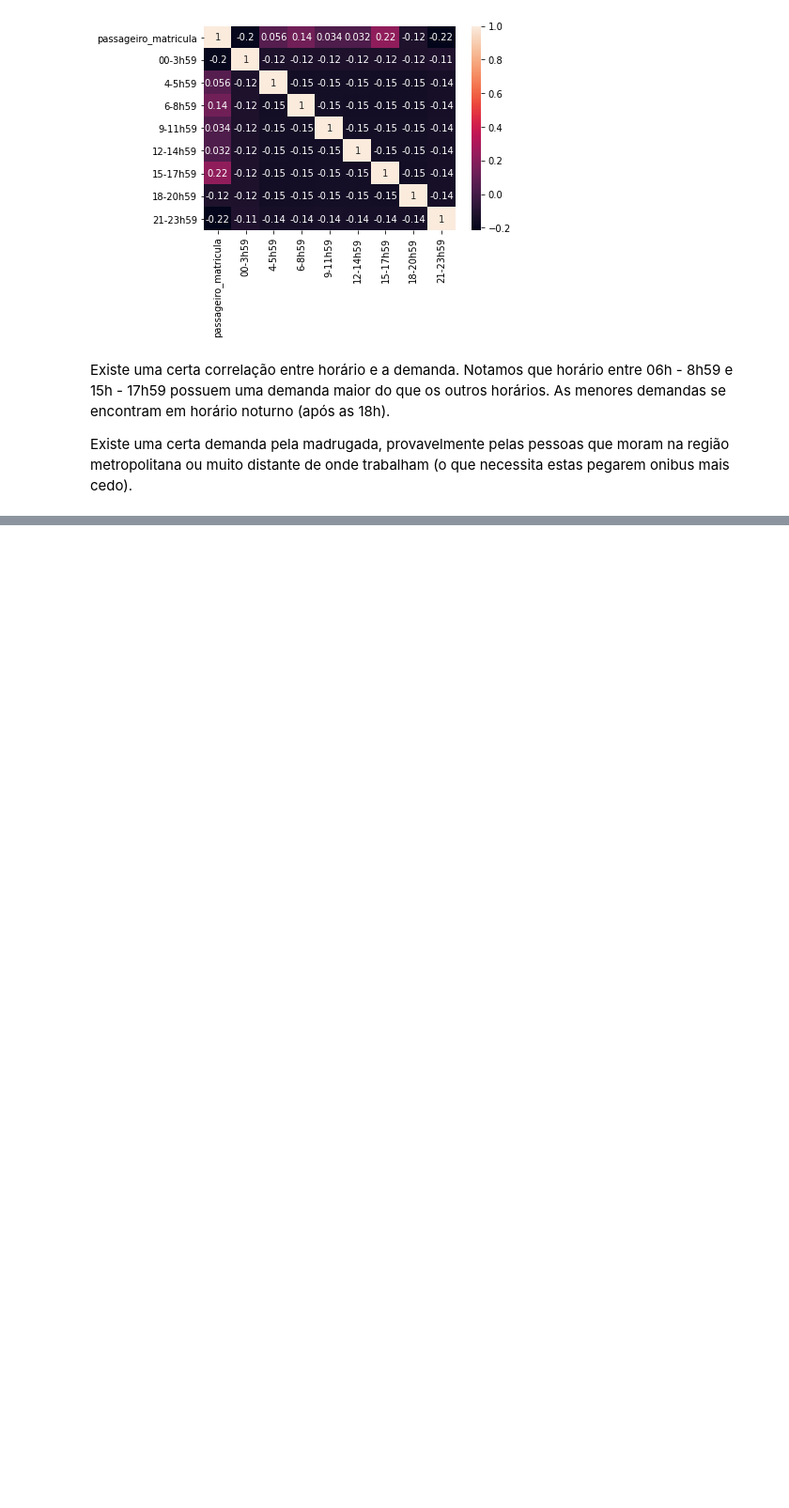
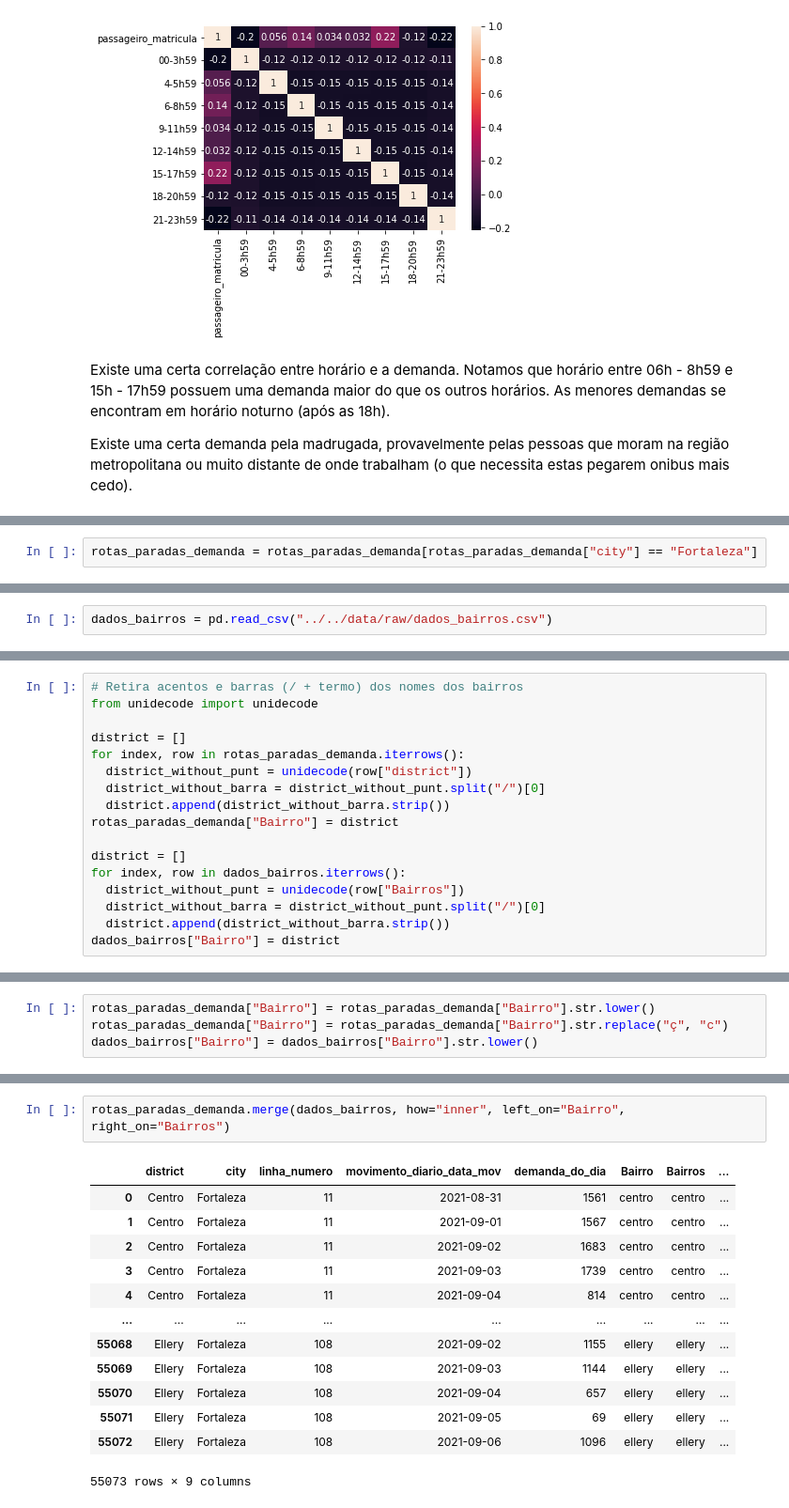
Before and after one commit to iuryrosal/analysis_transport_fortaleza, a Jupyter notebook: notebooks/analise_exploratoria/analise_exploratoria.ipynb, the cells around one changed output, grey strips where cells are left out. Shown at 94% size. Saved outputs shown, nothing was run; the diff lists cells and outputs as text; blank space fills up the shorter version.

```diff
--- a/notebooks/analise_exploratoria/analise_exploratoria.ipynb
+++ b/notebooks/analise_exploratoria/analise_exploratoria.ipynb
@@ -305,0 +368,2 @@ Existe uma certa demanda pela madrugada, provavelmente pelas pessoas que moram n
+# %%
+rotas_paradas_demanda = rotas_paradas_demanda[rotas_paradas_demanda["city"] == "Fortaleza"]
@@ -305,0 +386,2 @@ Existe uma certa demanda pela madrugada, provavelmente pelas pessoas que moram n
+# %%
+dados_bairros = pd.read_csv("../../data/raw/dados_bairros.csv")
@@ -305,0 +404,17 @@ Existe uma certa demanda pela madrugada, provavelmente pelas pessoas que moram n
+# %%
+# Retira acentos e barras (/ + termo) dos nomes dos bairros
+from unidecode import unidecode
+
+district = []
+for index, row in rotas_paradas_demanda.iterrows():
+  district_without_punt = unidecode(row["district"])
+  district_without_barra = district_without_punt.split("/")[0]
+  district.append(district_without_barra.strip())
+rotas_paradas_demanda["Bairro"] = district
+
+district = []
+for index, row in dados_bairros.iterrows():
+  district_without_punt = unidecode(row["Bairros"])
+  district_without_barra = district_without_punt.split("/")[0]
+  district.append(district_without_barra.strip())
+dados_bairros["Bairro"] = district
@@ -305,0 +447,4 @@ Existe uma certa demanda pela madrugada, provavelmente pelas pessoas que moram n
+# %%
+rotas_paradas_demanda["Bairro"] = rotas_paradas_demanda["Bairro"].str.lower()
+rotas_paradas_demanda["Bairro"] = rotas_paradas_demanda["Bairro"].str.replace("ç", "c")
+dados_bairros["Bairro"] = dados_bairros["Bairro"].str.lower()
@@ -305,0 +504,16 @@ Existe uma certa demanda pela madrugada, provavelmente pelas pessoas que moram n
+# %%
+rotas_paradas_demanda.merge(dados_bairros, how="inner", left_on="Bairro", right_on="Bairros")
+# %% [output]
+|  | district | city | linha_numero | movimento_diario_data_mov | demanda_do_dia | Bairro | Bairros | ... |
+| 0 | Centro | Fortaleza | 11 | 2021-08-31 | 1561 | centro | centro | ... |
+| 1 | Centro | Fortaleza | 11 | 2021-09-01 | 1567 | centro | centro | ... |
+| 2 | Centro | Fortaleza | 11 | 2021-09-02 | 1683 | centro | centro | ... |
+| 3 | Centro | Fortaleza | 11 | 2021-09-03 | 1739 | centro | centro | ... |
+| 4 | Centro | Fortaleza | 11 | 2021-09-04 | 814 | centro | centro | ... |
+| ... | ... | ... | ... | ... | ... | ... | ... | ... |
+| 55068 | Ellery | Fortaleza | 108 | 2021-09-02 | 1155 | ellery | ellery | ... |
+| 55069 | Ellery | Fortaleza | 108 | 2021-09-03 | 1144 | ellery | ellery | ... |
+| 55070 | Ellery | Fortaleza | 108 | 2021-09-04 | 657 | ellery | ellery | ... |
+| 55071 | Ellery | Fortaleza | 108 | 2021-09-05 | 69 | ellery | ellery | ... |
+| 55072 | Ellery | Fortaleza | 108 | 2021-09-06 | 1096 | ellery | ellery | ... |
+55073 rows × 9 columns
```
Also changed, not shown: parts of 19 cells of this notebook.
